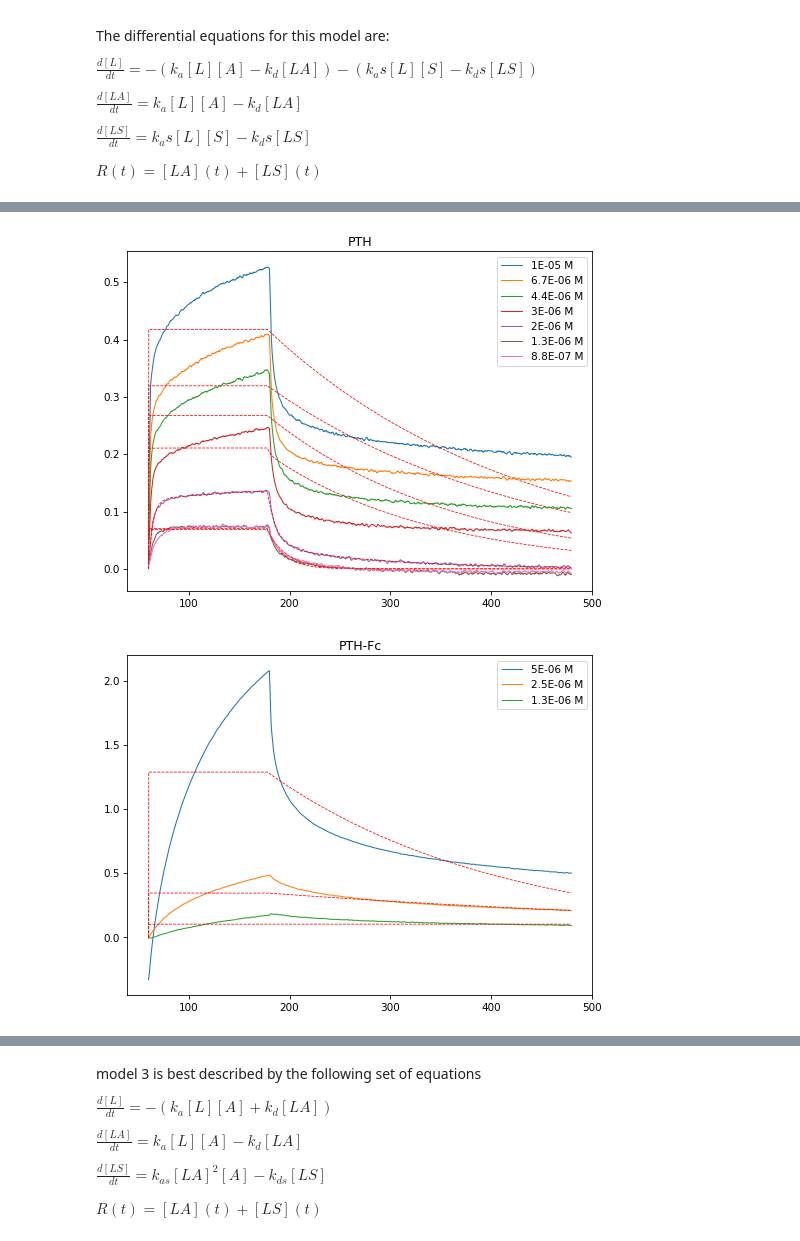
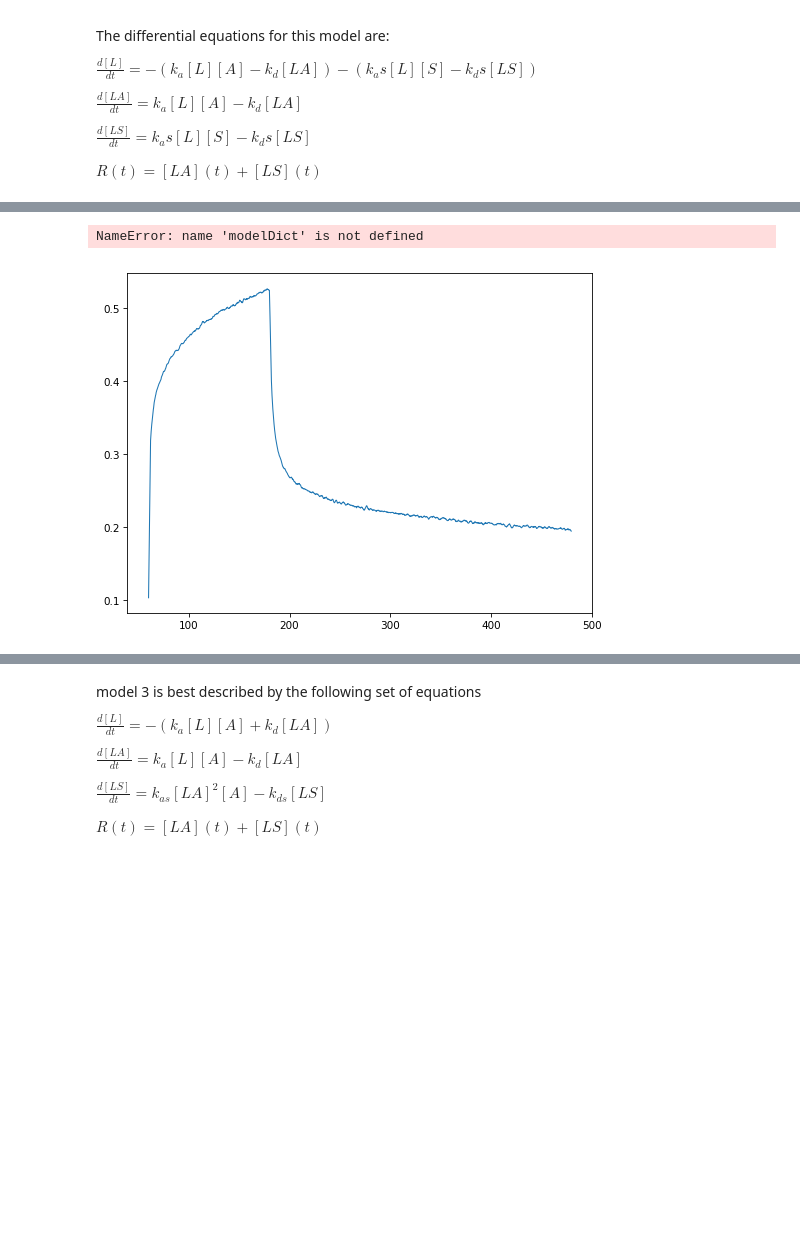
Before and after one commit to DexterAntonio/pthBLI, a Jupyter notebook: Data20180918.ipynb, the cells around one changed output, grey strips where cells are left out. Drawn from its saved outputs; the diff is of its cells as text; code cells hidden in the pictures; blank space fills up the shorter version.

Commit message:
made a lot of progress in cleaning up the data

```diff
--- a/Data20180918.ipynb
+++ b/Data20180918.ipynb
@@ -83,7 +79,7 @@ for file in fileList:
     else:
         protein_name = "PTH"
 
-    tmpRun = Run(str(run_num),protein_name,conc,"oneToone",t,r)
+    tmpRun = Run(str(run_num),protein_name,float(conc),t,r)
     run_array.append(tmpRun)
 
     run_num = run_num + 1
@@ -159,3 +160,14 @@ $R_{0} = R_{absFit}(t_{change over})$
 $R_{eq} = \frac{k_aC}{k_aC+k_d}R_{max}$
 
 So the variables varried in the fit are $R_{max}$, $k_d$ and $k_a$
+# %%
+#integrated version of the one-to-one fitting
+def oto_int(t,ka,kd,Rmax,A0,t0,tmax,imax):#absoprtion and desoprtion
+        np.zeros(len(t))
+        tOnes = np.ones(len(t))
+        isAbs = np.asarray(t)<tmax
+        isDes =  np.invert(isAbs)
+        Rest_abs = Rmax*((ka*A0)/(ka*A0+kd))*(1-np.exp(-(ka*A0+kd)*(t-t0)))
+        R0 = Rest_abs[imax]
+        Rest_des = R0*( np.exp(-kd*(t-tmax)*isDes) )
+        return Rest_abs*isAbs +Rest_des*isDes
@@ -161,0 +507,24 @@ So the variables varried in the fit are $R_{max}$, $k_d$ and $k_a$
+# %%
+#now plot all of the data
+
+
+for run in run_array:
+    if(run.protein == "PTH-Fc" and np.max(run.r)>0.07):
+        plt.figure(1,figsize=(8, 6), dpi=75, facecolor='w', edgecolor='k')
+        conc = run.concentration
+        plt.plot(run.t,run.r,'-',linewidth=1,label=str(conc) + " M")
+        for key in model_dict:
+            plt.plot(run.t,run.fitResult[key].best_fit,"--r",linewidth=0.75)
+        plt.legend()
+        plt.title("PTH-Fc")
+        #print(run.fitResult.fit_report())
+        #KdDic[run.fitResult.params["A0"].value]= run.fitResult.params["kd"].value/run.fitResult.params["ka"].value
+
+    if(run.protein=="PTH" and np.max(run.r)>0.07):
+        plt.figure(2,figsize=(8, 6), dpi=75, facecolor='w', edgecolor='k')
+        conc = run.concentration
+        plt.plot(run.t,run.r,'-',linewidth=1,label=str(conc) + " M")
+        for key in model_dict:
+            plt.plot(run.t,run.fitResult[key].best_fit,"--r",linewidth=0.75)
+        plt.legend()
+        plt.title("PTH")
@@ -512,25 +748,28 @@ for aRun in run_array:
 # %%
 for run in run_array:
     if(run.protein == "PTH-Fc" and np.max(run.r)>0.07):
         plt.figure(1,figsize=(8, 6), dpi=75, facecolor='w', edgecolor='k')
         conc = run.concentration
         plt.plot(run.t,run.r,'-',linewidth=1,label=str(conc) + " M")
-        plt.plot(run.t,run.fitResult.best_fit,"--r",linewidth=0.75)
+        for key in modelDict:
+            plt.plot(run.t,run.fitResult[key].best_fit,"--r",linewidth=0.75)
         plt.legend()
         plt.title("PTH-Fc")
         #print(run.fitResult.fit_report())
         #KdDic[run.fitResult.params["A0"].value]= run.fitResult.params["kd"].value/run.fitResult.params["ka"].value
 
     if(run.protein=="PTH" and np.max(run.r)>0.07):
         plt.figure(2,figsize=(8, 6), dpi=75, facecolor='w', edgecolor='k')
         conc = run.concentration
         plt.plot(run.t,run.r,'-',linewidth=1,label=str(conc) + " M")
-        plt.plot(run.t,run.fitResult.best_fit,"--r",linewidth=0.75)
+        for key in modelDict:
+            plt.plot(run.t,run.fitResult[key].best_fit,"--r",linewidth=0.75)
         plt.legend()
         plt.title("PTH")
+    i=i+1
 # %% [output]
+NameError: name 'modelDict' is not defined
-[figure, old version]
+[figure, new version]
-[figure, removed]
 # %%
 #make a nice pandas dataframe
 #first make a dictionary
```
Also changed, not shown: parts of 37 cells of this notebook.
